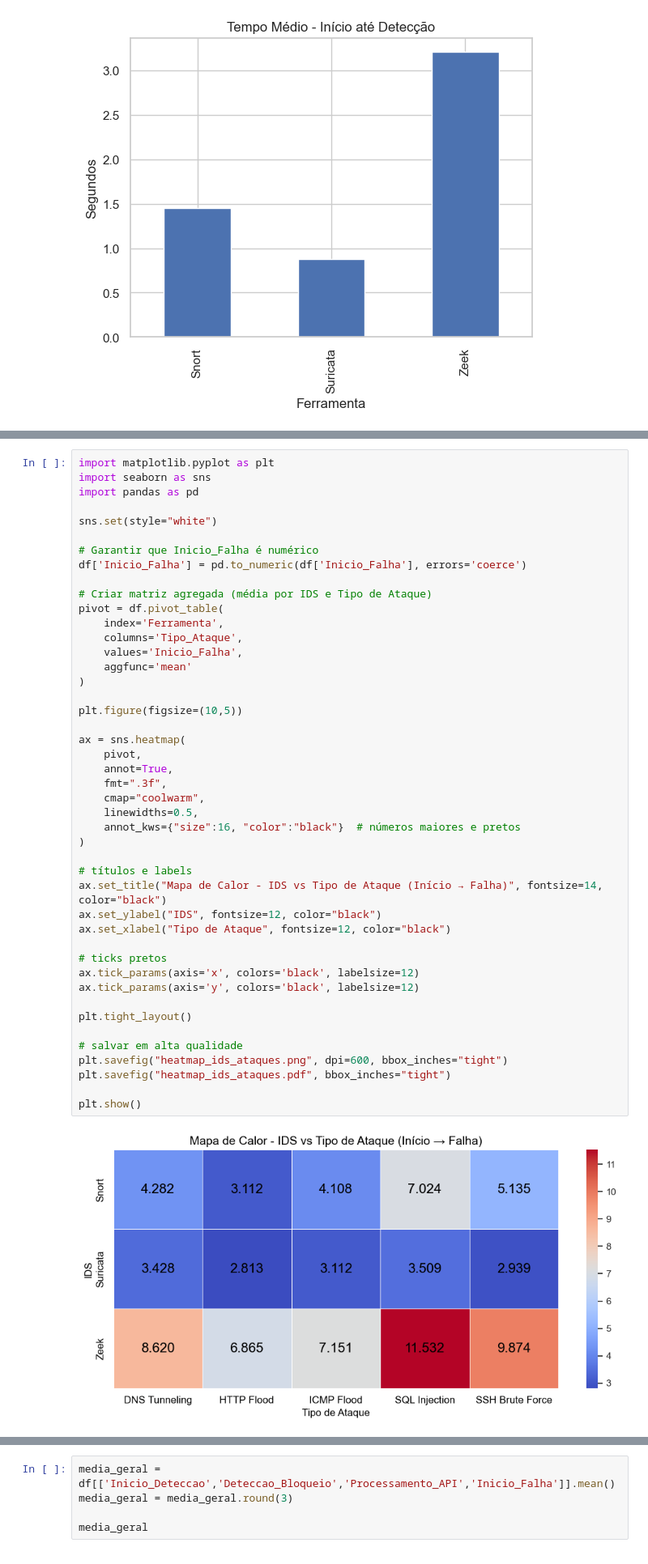
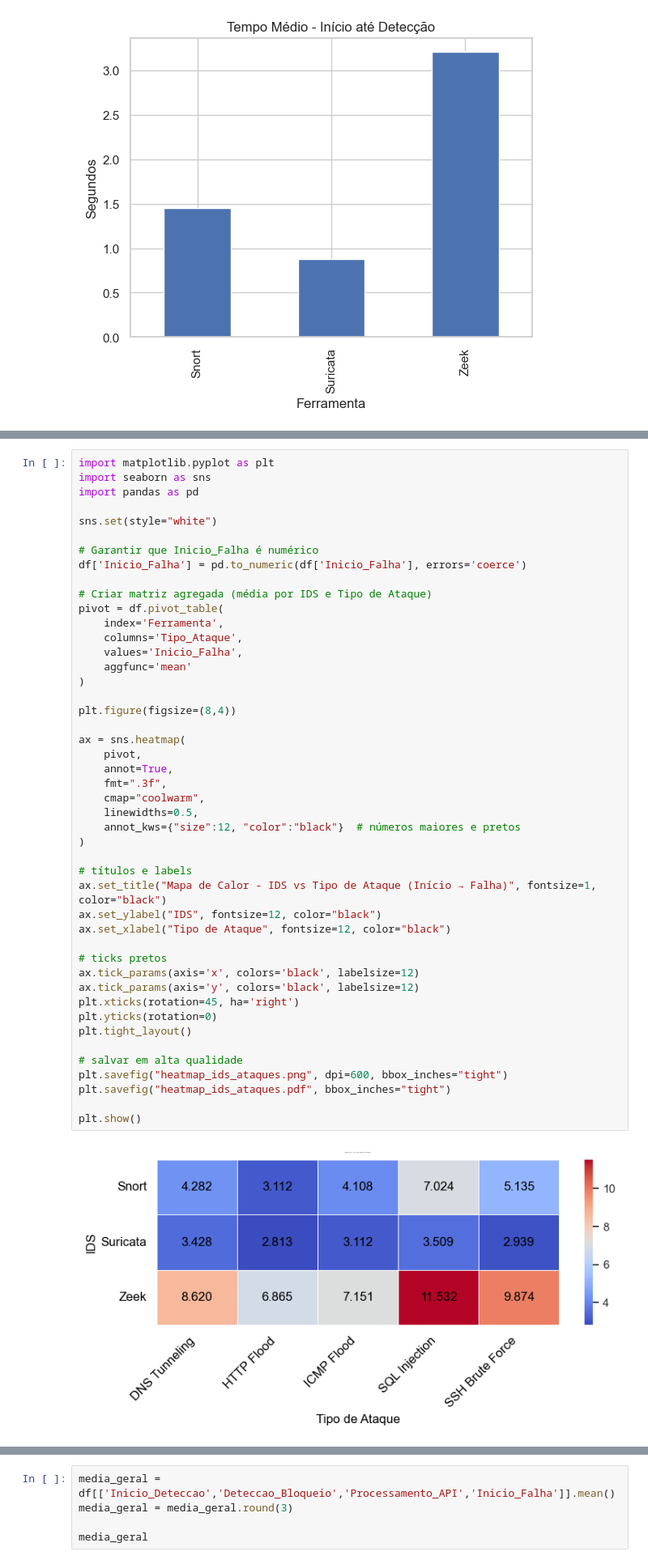
Before and after one commit to GT-IoTEdu/API_SBRC26_SF, a Jupyter notebook: resultados/Analise das IDS.ipynb, the cells around one changed output, grey strips where cells are left out. Shown at 81% size. Saved outputs shown, nothing was run; the diff lists cells and outputs as text.

```diff
--- a/resultados/Analise das IDS.ipynb
+++ b/resultados/Analise das IDS.ipynb
@@ -321,38 +319,39 @@ pivot = df.pivot_table(
     index='Ferramenta',
     columns='Tipo_Ataque',
     values='Inicio_Falha',
     aggfunc='mean'
 )
 
-plt.figure(figsize=(10,5))
+plt.figure(figsize=(8,4))
 
 ax = sns.heatmap(
     pivot,
     annot=True,
     fmt=".3f",
     cmap="coolwarm",
     linewidths=0.5,
-    annot_kws={"size":16, "color":"black"}  # números maiores e pretos
+    annot_kws={"size":12, "color":"black"}  # números maiores e pretos
 )
 
 # títulos e labels
-ax.set_title("Mapa de Calor - IDS vs Tipo de Ataque (Início → Falha)", fontsize=14, color="black")
+ax.set_title("Mapa de Calor - IDS vs Tipo de Ataque (Início → Falha)", fontsize=1, color="black")
 ax.set_ylabel("IDS", fontsize=12, color="black")
 ax.set_xlabel("Tipo de Ataque", fontsize=12, color="black")
 
 # ticks pretos
 ax.tick_params(axis='x', colors='black', labelsize=12)
 ax.tick_params(axis='y', colors='black', labelsize=12)
-
+plt.xticks(rotation=45, ha='right')
+plt.yticks(rotation=0)
 plt.tight_layout()
 
 # salvar em alta qualidade
 plt.savefig("heatmap_ids_ataques.png", dpi=600, bbox_inches="tight")
 plt.savefig("heatmap_ids_ataques.pdf", bbox_inches="tight")
 
 plt.show()
 # %% [output]
-[figure, old version]
+[figure, new version]
 # %% [markdown]
 ### 🌡️ Análise de Mapa de Calor: IDS vs. Tipo de Ataque (Início → Falha)
 
```
Also changed, not shown: parts of 7 cells of this notebook.
